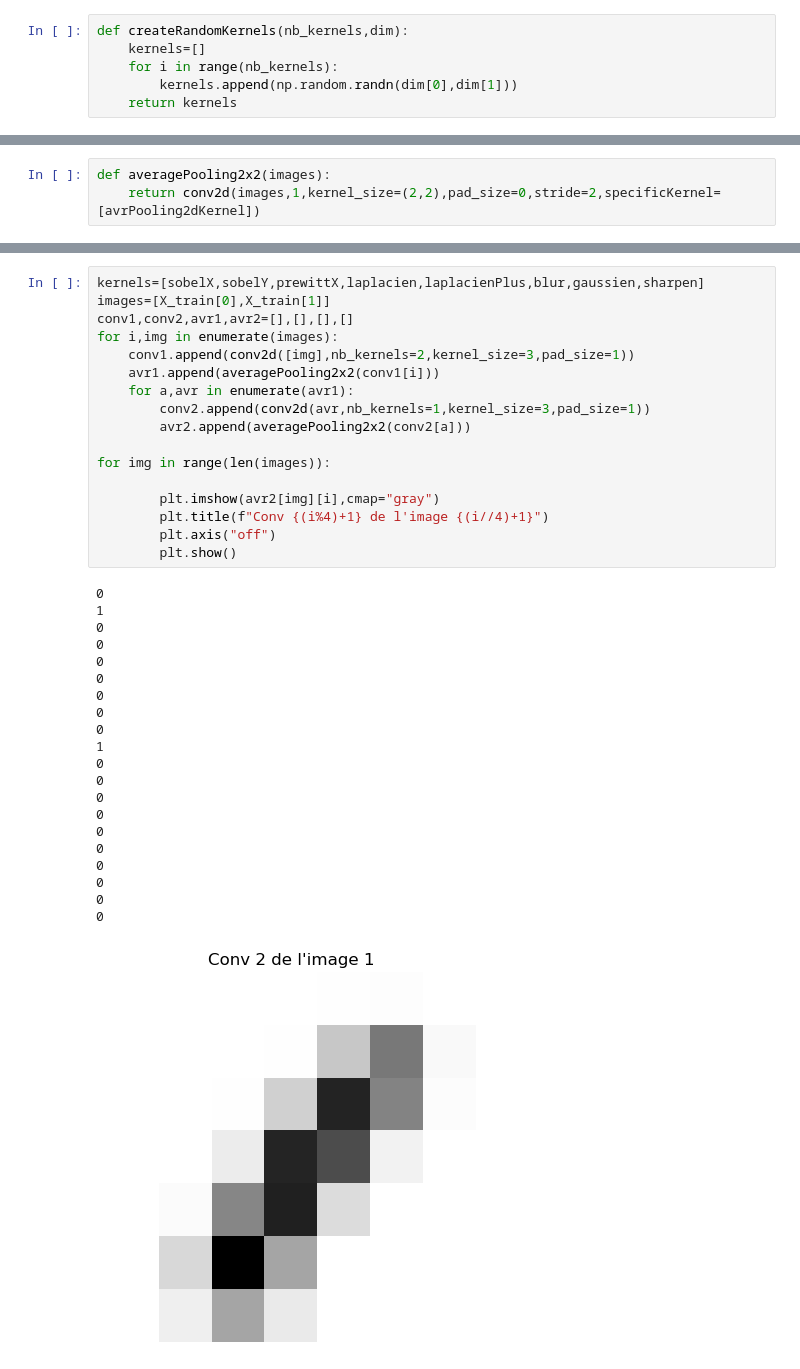
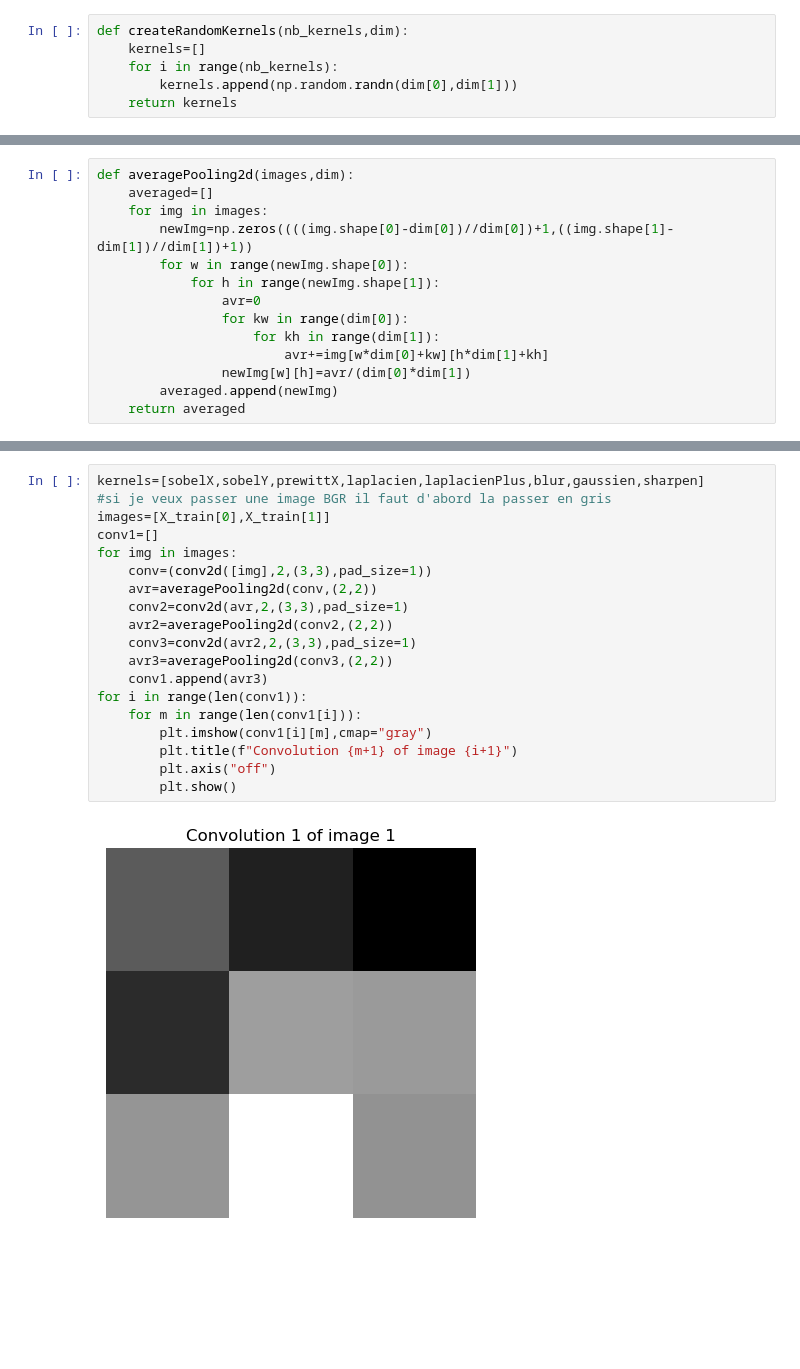
Before and after one commit to AugustinSamier/digits_recog, a Jupyter notebook: digits_recog.ipynb, the cells around one changed output, grey strips where cells are left out. Saved outputs shown, nothing was run; the diff lists cells and outputs as text; blank space fills up the shorter version.

Commit message:
Refonte conv2d pour gérer les différentes images en input. Fonction maxpooling2d et averagepooling2d fonctionnelles.

```diff
--- a/digits_recog.ipynb
+++ b/digits_recog.ipynb
@@ -144,3 +131,14 @@ def createRandomKernels(nb_kernels,dim):
 # %%
-def averagePooling2x2(images):
-    return conv2d(images,1,kernel_size=(2,2),pad_size=0,stride=2,specificKernel=[avrPooling2dKernel])
+def averagePooling2d(images,dim):
+    averaged=[]
+    for img in images:
+        newImg=np.zeros((((img.shape[0]-dim[0])//dim[0])+1,((img.shape[1]-dim[1])//dim[1])+1))
+        for w in range(newImg.shape[0]):
+            for h in range(newImg.shape[1]):
+                avr=0
+                for kw in range(dim[0]):
+                    for kh in range(dim[1]):
+                        avr+=img[w*dim[0]+kw][h*dim[1]+kh]
+                newImg[w][h]=avr/(dim[0]*dim[1])
+        averaged.append(newImg)
+    return averaged
@@ -151,39 +183,21 @@ print(len(conv2))
 # %%
 kernels=[sobelX,sobelY,prewittX,laplacien,laplacienPlus,blur,gaussien,sharpen]
+#si je veux passer une image BGR il faut d'abord la passer en gris
 images=[X_train[0],X_train[1]]
-conv1,conv2,avr1,avr2=[],[],[],[]
-for i,img in enumerate(images):
-    conv1.append(conv2d([img],nb_kernels=2,kernel_size=3,pad_size=1))
-    avr1.append(averagePooling2x2(conv1[i]))
-    for a,avr in enumerate(avr1):
-        conv2.append(conv2d(avr,nb_kernels=1,kernel_size=3,pad_size=1))
-        avr2.append(averagePooling2x2(conv2[a]))
-
-for img in range(len(images)):
-
-        plt.imshow(avr2[img][i],cmap="gray")
-        plt.title(f"Conv {(i%4)+1} de l'image {(i//4)+1}")
+conv1=[]
+for img in images:
+    conv=(conv2d([img],2,(3,3),pad_size=1))
+    avr=averagePooling2d(conv,(2,2))
+    conv2=conv2d(avr,2,(3,3),pad_size=1)
+    avr2=averagePooling2d(conv2,(2,2))
+    conv3=conv2d(avr2,2,(3,3),pad_size=1)
+    avr3=averagePooling2d(conv3,(2,2))
+    conv1.append(avr3)
+for i in range(len(conv1)):
+    for m in range(len(conv1[i])):
+        plt.imshow(conv1[i][m],cmap="gray")
+        plt.title(f"Convolution {m+1} of image {i+1}")
         plt.axis("off")
         plt.show()
 # %% [output]
-0
-1
-0
-0
-0
-0
-0
-0
-0
-1
-0
-0
-0
-0
-0
-0
-0
-0
-0
-0
-[figure, old version]
+[figure, new version]
```
Also changed, not shown: parts of 5 cells of this notebook.
